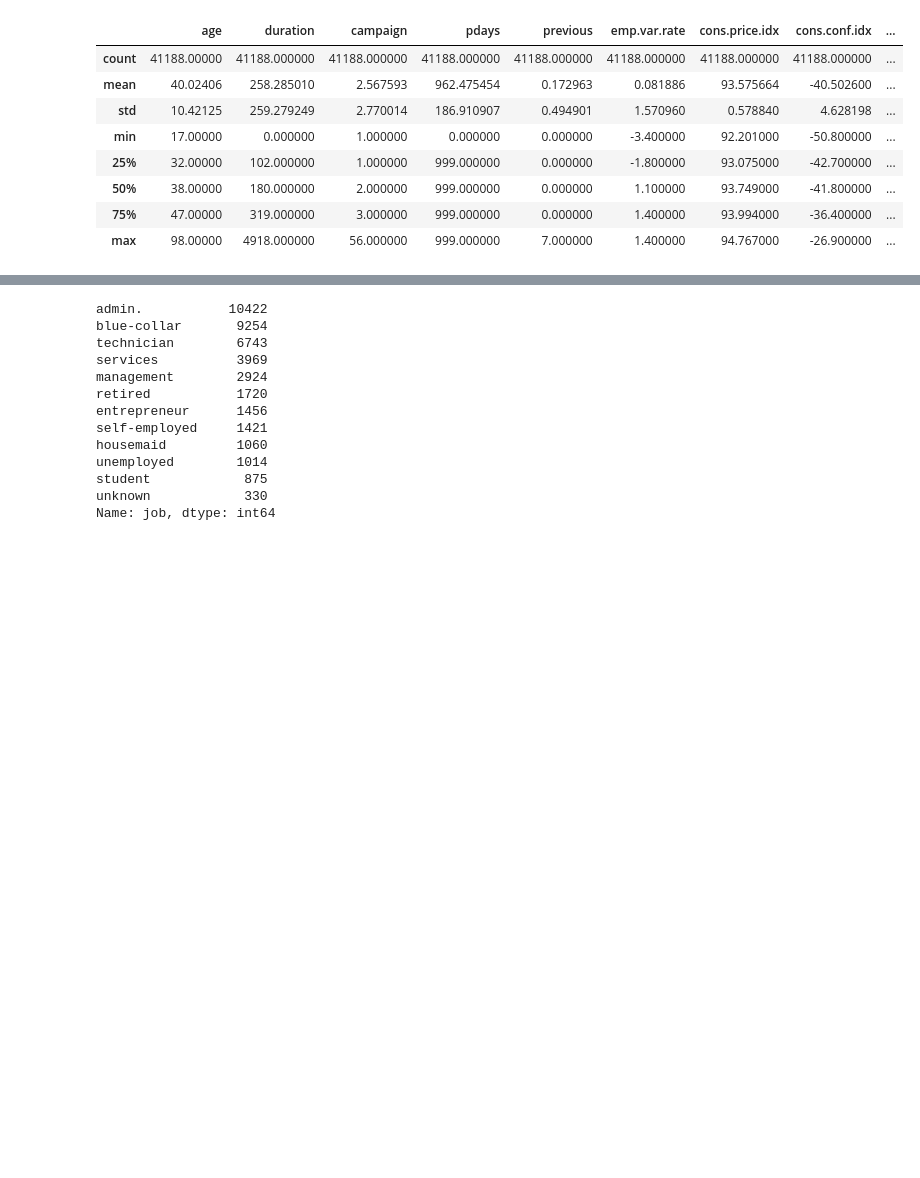
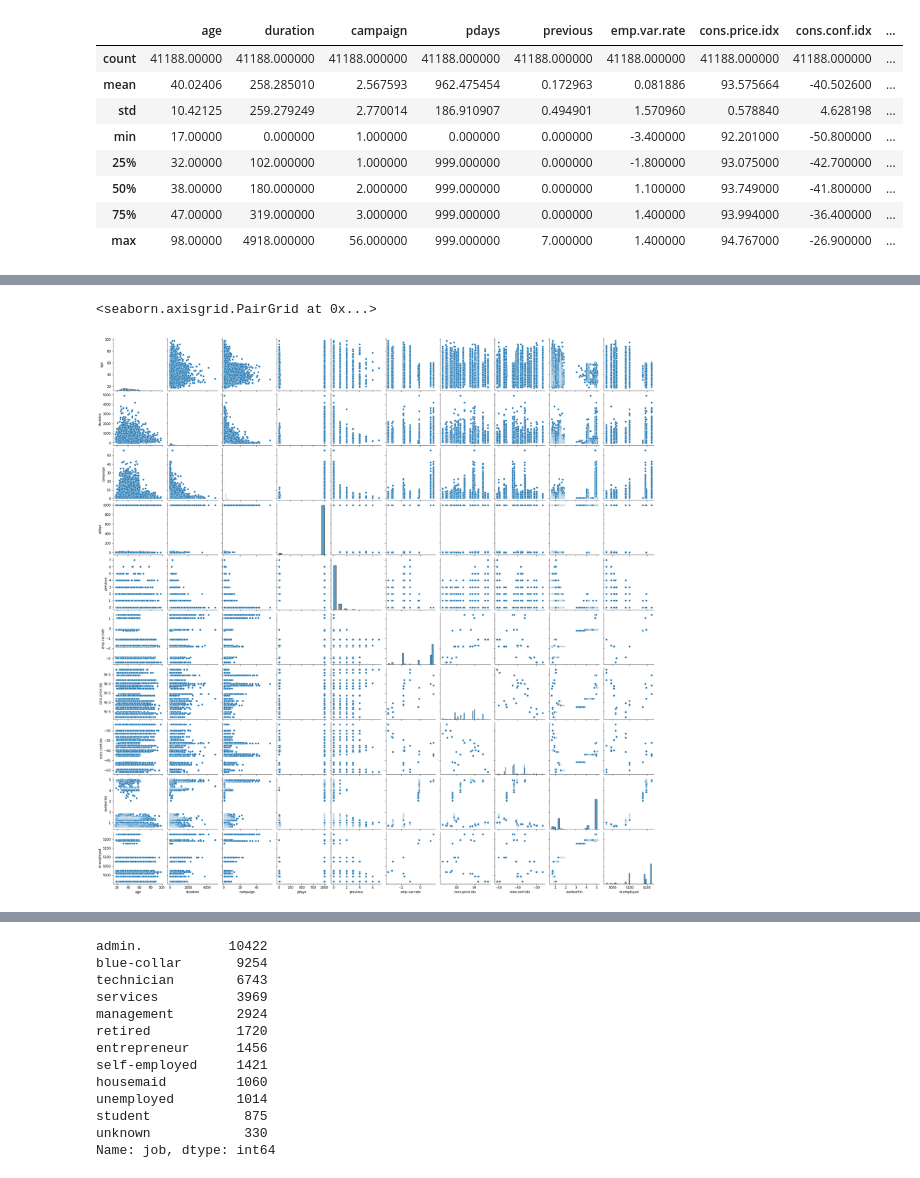
Before and after one commit to AlinaMendez/ML-op, a Jupyter notebook: src/explore.ipynb, the cells around one changed output, grey strips where cells are left out. Cells and saved outputs as stored; diff of their text form; code cells hidden in the pictures; blank space fills up the shorter version.

```diff
--- a/src/explore.ipynb
+++ b/src/explore.ipynb
@@ -89,0 +108,5 @@ df_raw.sample(10)
+# %%
+sns.pairplot(data=df_raw)
+# %% [output]
+<seaborn.axisgrid.PairGrid at 0x...>
+[figure, added]
```
Also changed, not shown: parts of 43 cells of this notebook.
